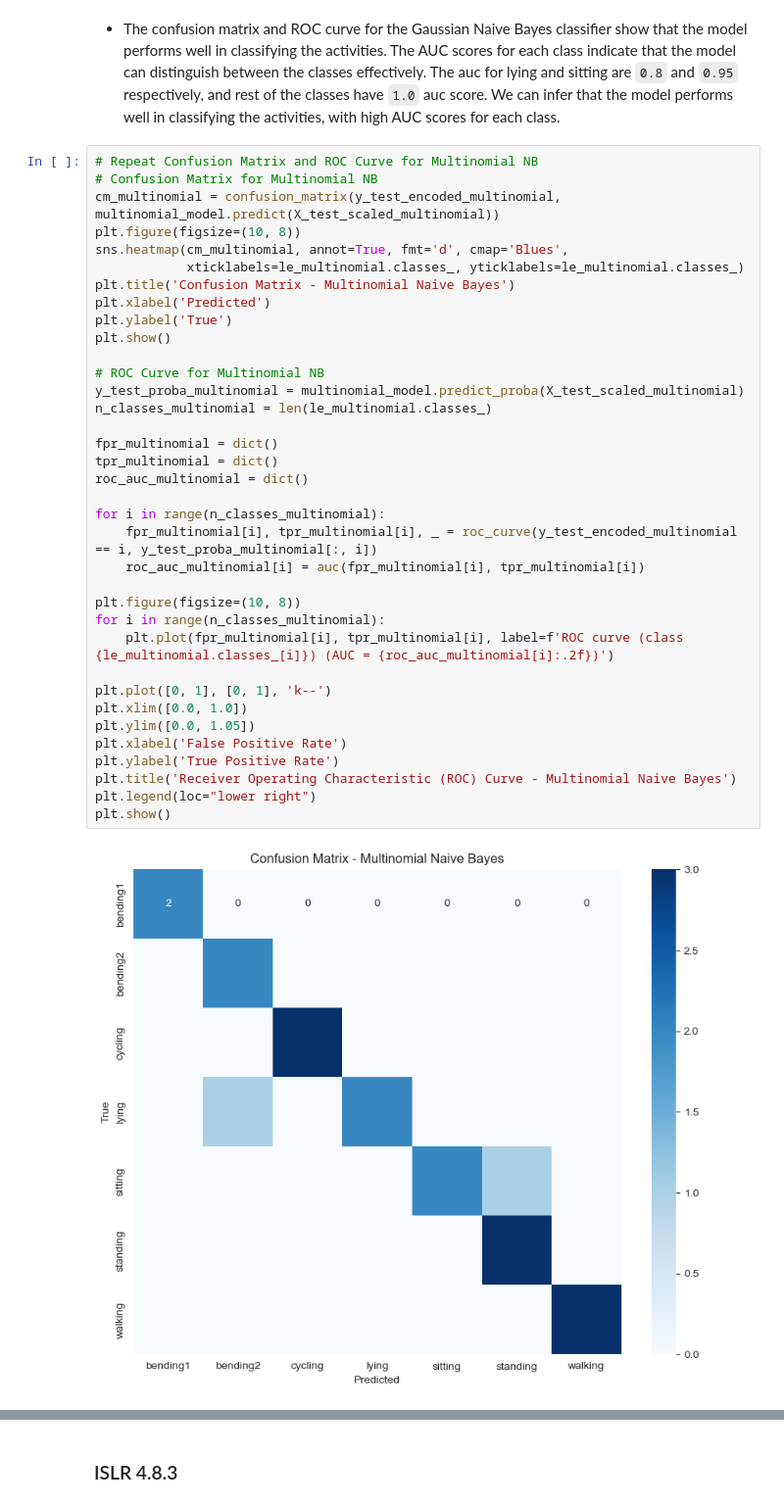
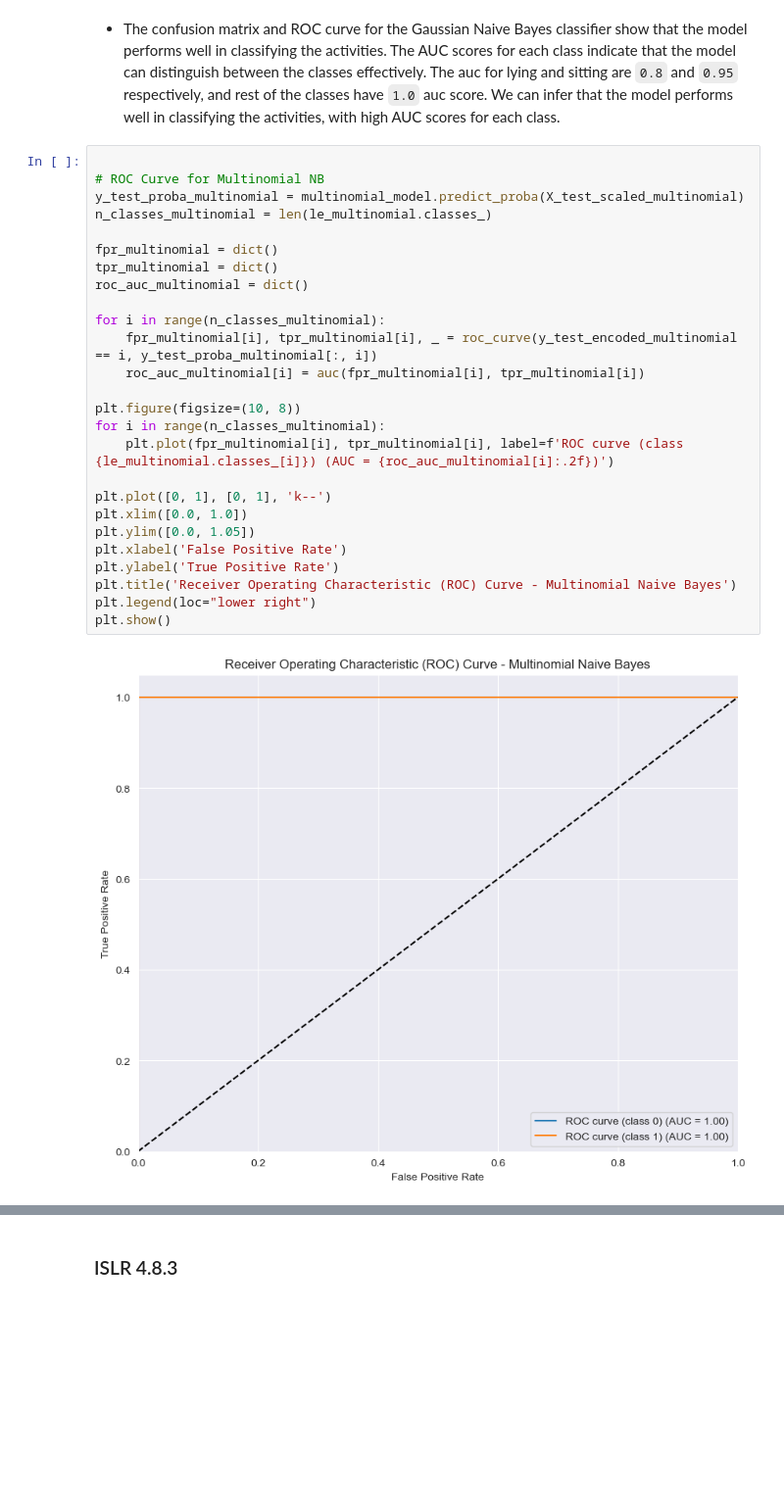
Before and after one commit to Hit07/human-activity-recognition-ml, a Jupyter notebook: Notebook/HW4.ipynb, the cells around one changed output, grey strips where cells are left out. Shown at 98% size. Saved outputs shown, nothing was run; the diff lists cells and outputs as text; blank space fills up the shorter version.

````diff
--- a/Notebook/HW4.ipynb
+++ b/Notebook/HW4.ipynb
@@ -1169,40 +1173,30 @@ plt.show()
 The auc for lying and sitting are ```0.8``` and  ```0.95``` respectively, and rest of the classes have ```1.0``` auc score.
 We can infer that the model performs well in classifying the activities, with high AUC scores for each class.
 # %%
-# Repeat Confusion Matrix and ROC Curve for Multinomial NB
-# Confusion Matrix for Multinomial NB
-cm_multinomial = confusion_matrix(y_test_encoded_multinomial, multinomial_model.predict(X_test_scaled_multinomial))
-plt.figure(figsize=(10, 8))
-sns.heatmap(cm_multinomial, annot=True, fmt='d', cmap='Blues',
-            xticklabels=le_multinomial.classes_, yticklabels=le_multinomial.classes_)
-plt.title('Confusion Matrix - Multinomial Naive Bayes')
-plt.xlabel('Predicted')
-plt.ylabel('True')
-plt.show()
 
 # ROC Curve for Multinomial NB
 y_test_proba_multinomial = multinomial_model.predict_proba(X_test_scaled_multinomial)
 n_classes_multinomial = len(le_multinomial.classes_)
 
 fpr_multinomial = dict()
 tpr_multinomial = dict()
 roc_auc_multinomial = dict()
 
 for i in range(n_classes_multinomial):
     fpr_multinomial[i], tpr_multinomial[i], _ = roc_curve(y_test_encoded_multinomial == i, y_test_proba_multinomial[:, i])
     roc_auc_multinomial[i] = auc(fpr_multinomial[i], tpr_multinomial[i])
 
 plt.figure(figsize=(10, 8))
 for i in range(n_classes_multinomial):
     plt.plot(fpr_multinomial[i], tpr_multinomial[i], label=f'ROC curve (class {le_multinomial.classes_[i]}) (AUC = {roc_auc_multinomial[i]:.2f})')
 
 plt.plot([0, 1], [0, 1], 'k--')
 plt.xlim([0.0, 1.0])
 plt.ylim([0.0, 1.05])
 plt.xlabel('False Positive Rate')
 plt.ylabel('True Positive Rate')
 plt.title('Receiver Operating Characteristic (ROC) Curve - Multinomial Naive Bayes')
 plt.legend(loc="lower right")
 plt.show()
 # %% [output]
-[figure, old version]
+[figure, new version]
````
Also changed, not shown: parts of 13 cells of this notebook, 2 other files.
